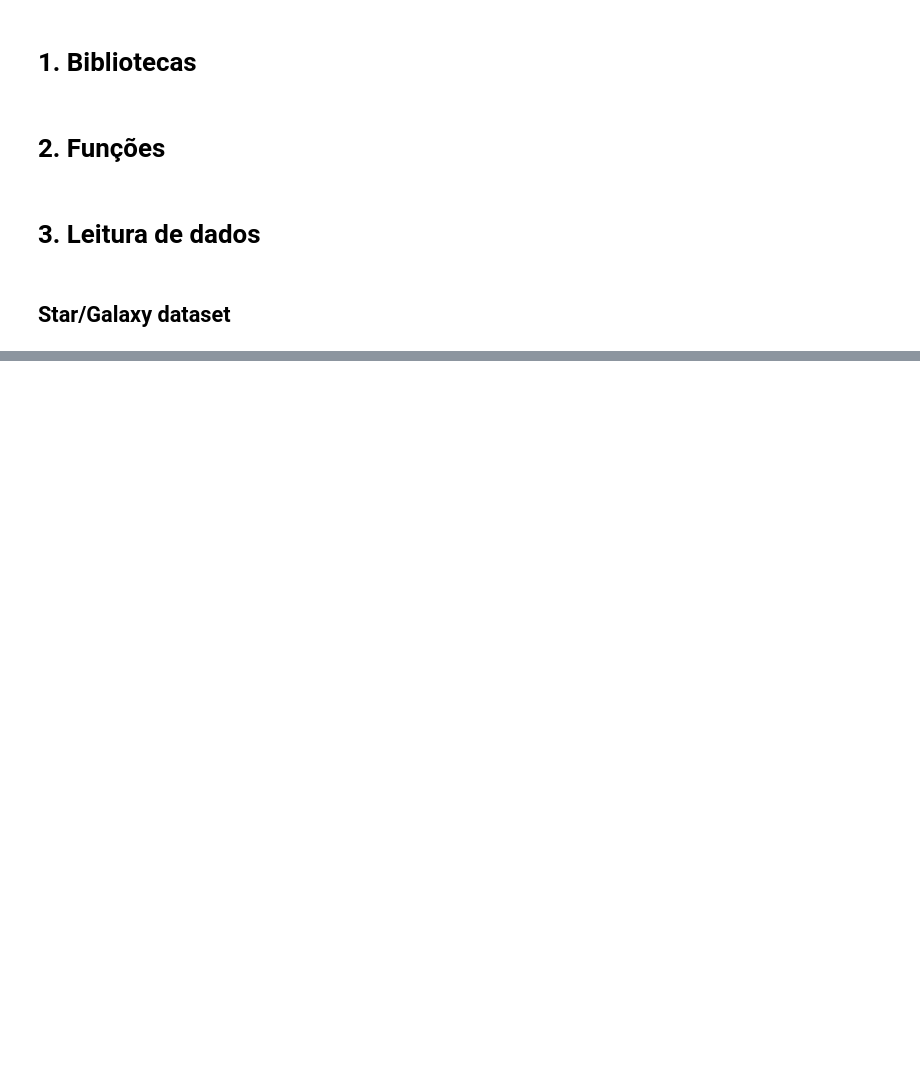
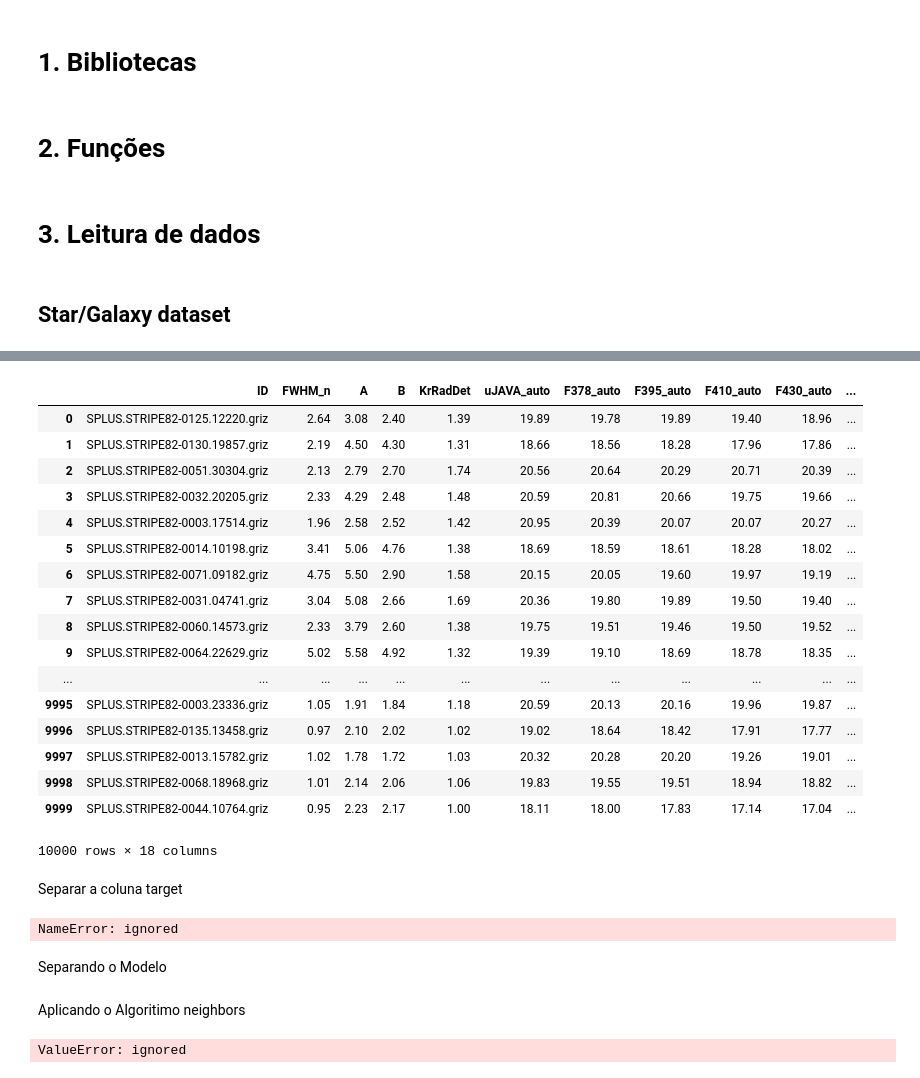
Before and after one commit to MarcelaMonteiroMontenegroGallo/Python, a Jupyter notebook: Galaxias__hands_on.ipynb, the cells around one changed output, grey strips where cells are left out. Saved outputs shown, nothing was run; the diff lists cells and outputs as text; code cells hidden in the pictures; blank space fills up the shorter version.

```diff
--- a/Galaxias__hands_on.ipynb
+++ b/Galaxias__hands_on.ipynb
@@ -76,0 +75,2 @@ data = pd.read_csv(url+file, delim_whitespace=True, low_memory=False)
+# %%
+data_t1 = data.drop(['FIELD',	'RA_1',	'Dec_1' , 'ID'], axis = 1)
@@ -76,0 +103,23 @@ data = pd.read_csv(url+file, delim_whitespace=True, low_memory=False)
+# %%
+data_t1
+# %% [output]
+|  | ID | FWHM_n | A | B | KrRadDet | uJAVA_auto | F378_auto | F395_auto | F410_auto | F430_auto | ... |
+| 0 | SPLUS.STRIPE82-0125.12220.griz | 2.64 | 3.08 | 2.40 | 1.39 | 19.89 | 19.78 | 19.89 | 19.40 | 18.96 | ... |
+| 1 | SPLUS.STRIPE82-0130.19857.griz | 2.19 | 4.50 | 4.30 | 1.31 | 18.66 | 18.56 | 18.28 | 17.96 | 17.86 | ... |
+| 2 | SPLUS.STRIPE82-0051.30304.griz | 2.13 | 2.79 | 2.70 | 1.74 | 20.56 | 20.64 | 20.29 | 20.71 | 20.39 | ... |
+| 3 | SPLUS.STRIPE82-0032.20205.griz | 2.33 | 4.29 | 2.48 | 1.48 | 20.59 | 20.81 | 20.66 | 19.75 | 19.66 | ... |
+| 4 | SPLUS.STRIPE82-0003.17514.griz | 1.96 | 2.58 | 2.52 | 1.42 | 20.95 | 20.39 | 20.07 | 20.07 | 20.27 | ... |
+| 5 | SPLUS.STRIPE82-0014.10198.griz | 3.41 | 5.06 | 4.76 | 1.38 | 18.69 | 18.59 | 18.61 | 18.28 | 18.02 | ... |
+| 6 | SPLUS.STRIPE82-0071.09182.griz | 4.75 | 5.50 | 2.90 | 1.58 | 20.15 | 20.05 | 19.60 | 19.97 | 19.19 | ... |
+| 7 | SPLUS.STRIPE82-0031.04741.griz | 3.04 | 5.08 | 2.66 | 1.69 | 20.36 | 19.80 | 19.89 | 19.50 | 19.40 | ... |
+| 8 | SPLUS.STRIPE82-0060.14573.griz | 2.33 | 3.79 | 2.60 | 1.38 | 19.75 | 19.51 | 19.46 | 19.50 | 19.52 | ... |
+| 9 | SPLUS.STRIPE82-0064.22629.griz | 5.02 | 5.58 | 4.92 | 1.32 | 19.39 | 19.10 | 18.69 | 18.78 | 18.35 | ... |
+| ... | ... | ... | ... | ... | ... | ... | ... | ... | ... | ... | ... |
+| 9995 | SPLUS.STRIPE82-0003.23336.griz | 1.05 | 1.91 | 1.84 | 1.18 | 20.59 | 20.13 | 20.16 | 19.96 | 19.87 | ... |
+| 9996 | SPLUS.STRIPE82-0135.13458.griz | 0.97 | 2.10 | 2.02 | 1.02 | 19.02 | 18.64 | 18.42 | 17.91 | 17.77 | ... |
+| 9997 | SPLUS.STRIPE82-0013.15782.griz | 1.02 | 1.78 | 1.72 | 1.03 | 20.32 | 20.28 | 20.20 | 19.26 | 19.01 | ... |
+| 9998 | SPLUS.STRIPE82-0068.18968.griz | 1.01 | 2.14 | 2.06 | 1.06 | 19.83 | 19.55 | 19.51 | 18.94 | 18.82 | ... |
+| 9999 | SPLUS.STRIPE82-0044.10764.griz | 0.95 | 2.23 | 2.17 | 1.00 | 18.11 | 18.00 | 17.83 | 17.14 | 17.04 | ... |
+10000 rows × 18 columns
+# %% [markdown]
+Separar a coluna target
@@ -76,0 +128,6 @@ data = pd.read_csv(url+file, delim_whitespace=True, low_memory=False)
+# %%
+data_t1 = concat([data_t1 ,target] , axis = 1)
+# %% [output]
+NameError: ignored
+# %% [markdown]
+Separando o Modelo
@@ -76,0 +138,18 @@ data = pd.read_csv(url+file, delim_whitespace=True, low_memory=False)
+# %% [markdown]
+Aplicando o Algoritimo neighbors
+# %%
+
+clf = DecisionTreeClassifier()
+clf.fit(X_train, y_train.values.ravel())
+
+y_pred = clf.predict(X_test)
+
+# matrix = confusion_matrix(y_test, y_pred)
+# fig = plot_confusion_matrix(matrix,
+#                     classes=['0', '1', '2'])
+# plt.show()
+
+print(metrics.classification_report
+      (y_test,y_pred))
+# %% [output]
+ValueError: ignored
```
Also changed, not shown: parts of 8 cells of this notebook.
